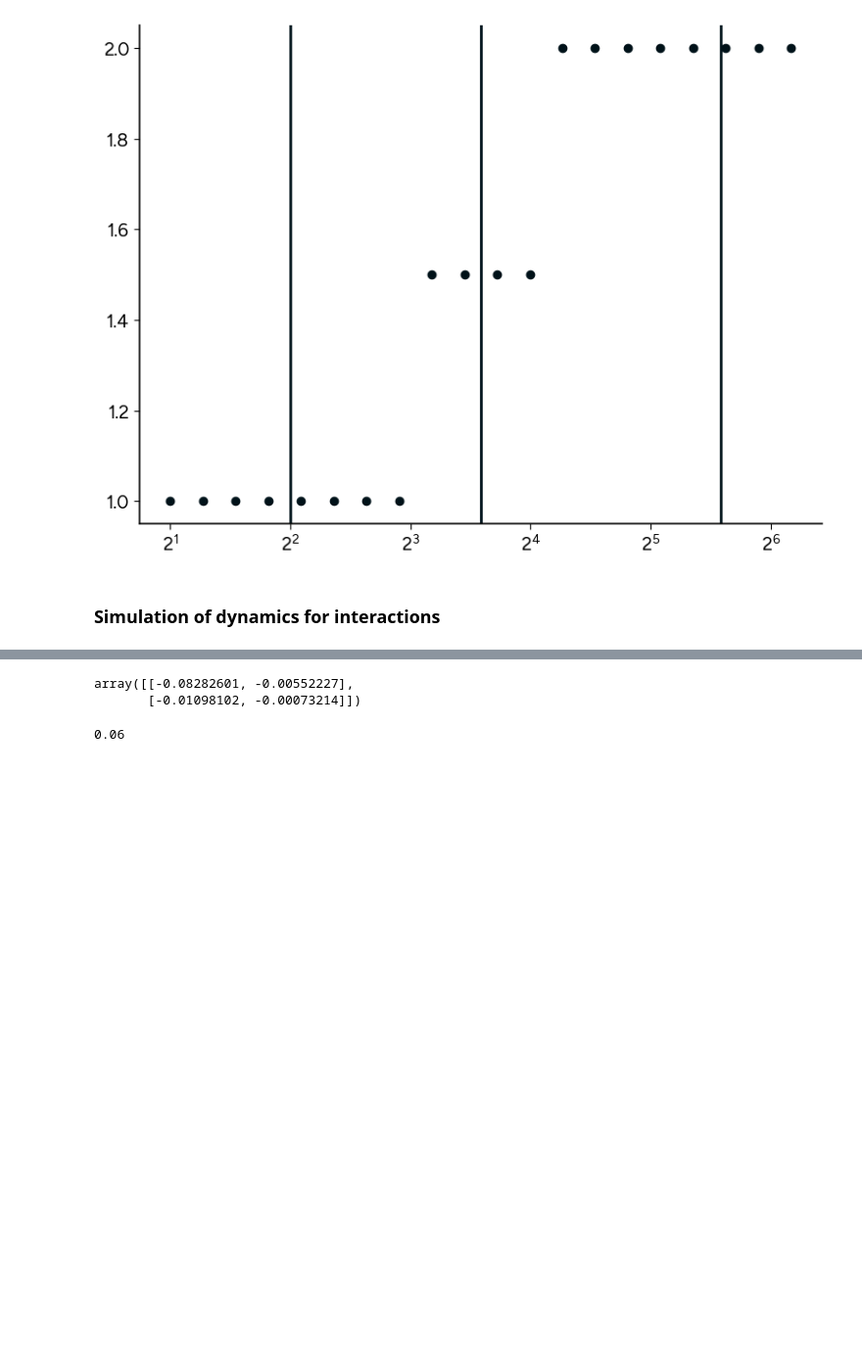
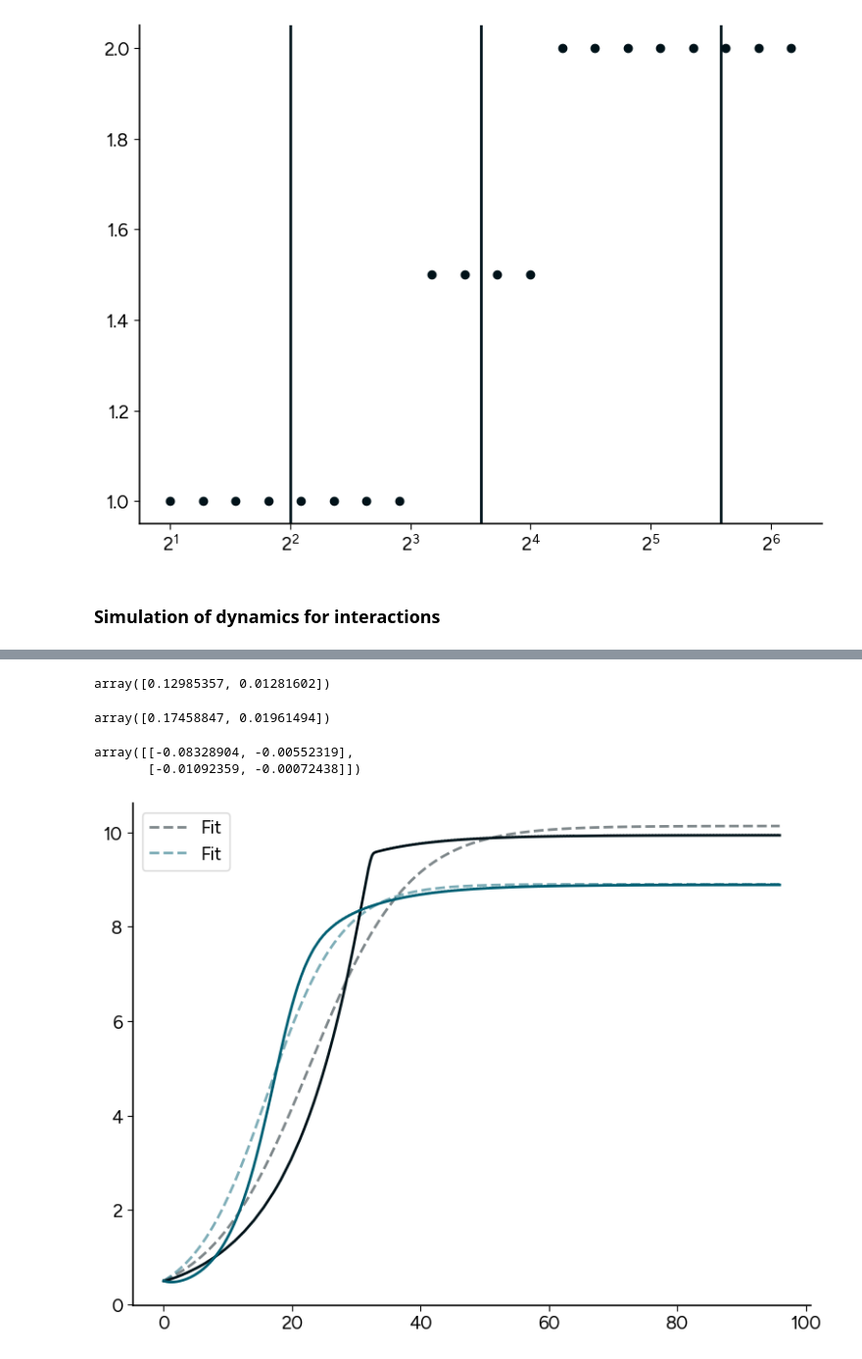
Before and after one commit to prajwalp/OE-dilutions, a Jupyter notebook: coexistence_interactions.ipynb, the cells around one changed output, grey strips where cells are left out. Shown: that part at 98% size. Cells and saved outputs as stored; diff of their text form; code cells hidden in the pictures; blank space fills up the shorter version.

```diff
--- a/coexistence_interactions.ipynb
+++ b/coexistence_interactions.ipynb
@@ -275,9 +248,36 @@ array([[0.10141672, 0.00681612],
+# %%
+def logistic_solution(t,g,alpha,x0):
+    return x0 * g/alpha  / ((g/alpha - x0)*np.exp(-g*t) + x0)
+# %%
+theory_soln_sp1 = lambda t,g,alpha: logistic_solution(t,g,alpha,y1/2)
+theory_soln_sp2 = lambda t,g,alpha: logistic_solution(t,g,alpha,y2/2)
+# %%
+sp1fitvals,sp1fitcorr  = optimize.curve_fit(theory_soln_sp1,chemostat_times,chemostat_sp1_data[:,0],p0=[1,1],bounds=([0,0],[np.inf,np.inf]))
+sp2fitvals,sp2fitcorr  = optimize.curve_fit(theory_soln_sp2,chemostat_times,chemostat_sp2_data[:,1],p0=[1,1],bounds=([0,0],[np.inf,np.inf]))
+
+g1fit , a11fit = sp1fitvals
+g2fit , a22fit = sp2fitvals
+# %%
+sp1fitvals
+# %% [output]
+array([0.12985357, 0.01281602])
+# %%
+sp2fitvals
+# %% [output]
+array([0.17458847, 0.01961494])
 # %%
-interaction_array[0][:,:,-1]
+interaction_array[0,:,:,-1]
 # %% [output]
-array([[-0.08282601, -0.00552227],
-       [-0.01098102, -0.00073214]])
+array([[-0.08328904, -0.00552319],
+       [-0.01092359, -0.00072438]])
-# %%
-K1/(alpha1/chemostat_dilution - 1)
-# %% [output]
-0.06
+# %%
+plt.plot(chemostat_times,theory_soln_sp1(chemostat_times,g1fit,a11fit),ls="--",color="C0",label="Fit",alpha=0.5)
+plt.plot(chemostat_times,theory_soln_sp2(chemostat_times,g2fit,a22fit),ls="--",color="C1",label="Fit",alpha=0.5)
+
+plt.plot(chemostat_times,chemostat_sp1_data[:,0],color="C0")
+plt.plot(chemostat_times,chemostat_sp2_data[:,1],color="C1")
+
+plt.legend()
+plt.show()
+# %% [output]
+[figure, added]
```
Also changed, not shown: parts of 26 cells of this notebook.
